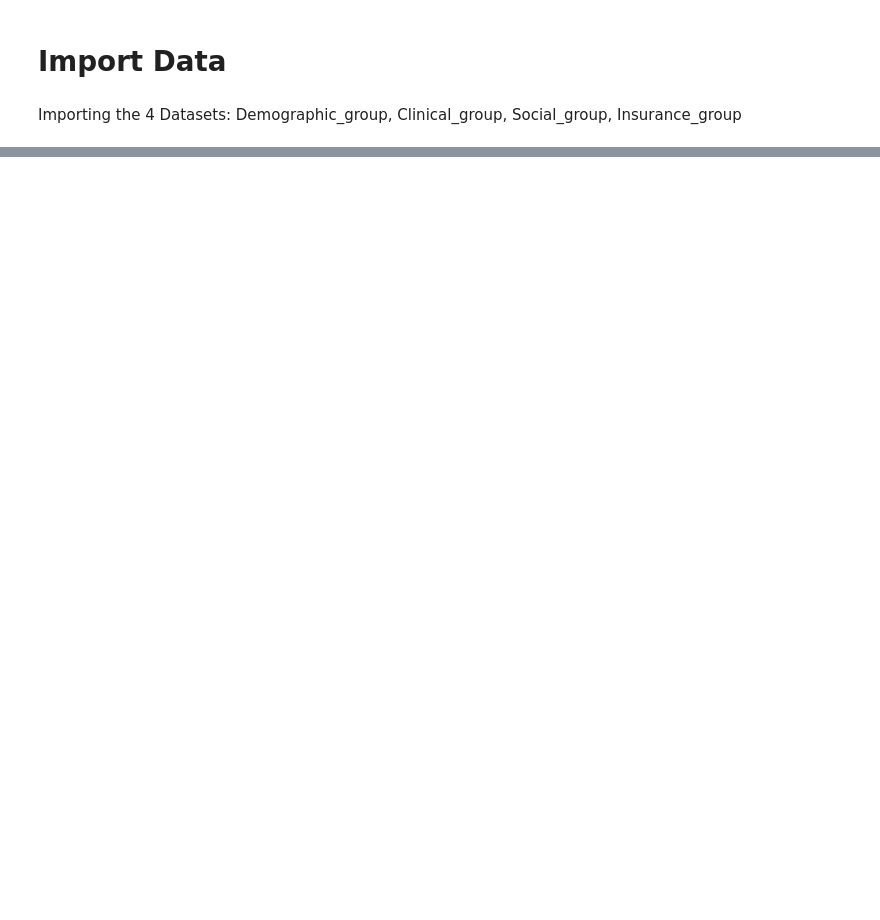
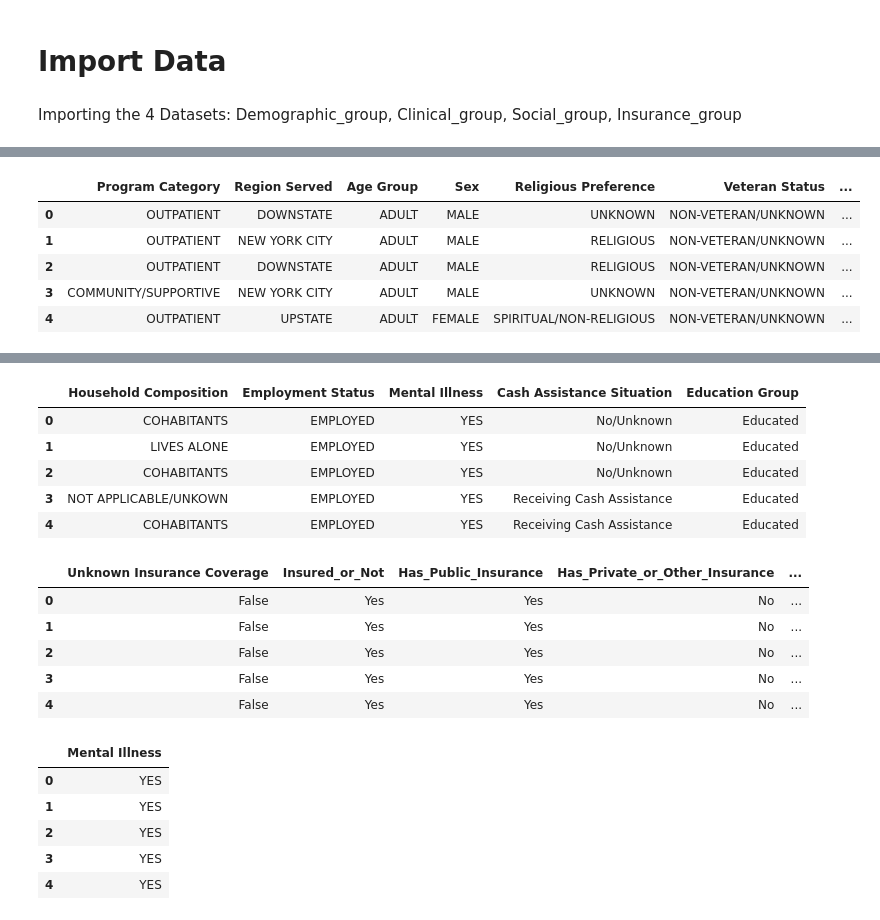
Before and after one commit to rdmouhouadi/Mental_Health_State_Prediction, a Jupyter notebook: Notebooks/EDA/merge_final_dataset.ipynb, the cells around one changed output, grey strips where cells are left out. Saved outputs shown, nothing was run; the diff lists cells and outputs as text; code cells hidden in the pictures; blank space fills up the shorter version.

```diff
--- a/Notebooks/EDA/merge_final_dataset.ipynb
+++ b/Notebooks/EDA/merge_final_dataset.ipynb
@@ -11,11 +11,13 @@ Demographic_path = "C:/Users/Richie MOUHOUADI/Documents/DSTI/ML with Python/Ment
 Clinical_path = "C:/Users/Richie MOUHOUADI/Documents/DSTI/ML with Python/Mental_Health_State_Prediction/Data/Clean_Data/Clinical_features_cleaned.csv"
 Social_path = "C:/Users/Richie MOUHOUADI/Documents/DSTI/ML with Python/Mental_Health_State_Prediction/Data/Clean_Data/social_features_cleaned.csv"
 Insurance_path = "C:/Users/Richie MOUHOUADI/Documents/DSTI/ML with Python/Mental_Health_State_Prediction/Data/Clean_Data/Insurance_features_cleaned.csv"
+target_path = "C:/Users/Richie MOUHOUADI/Documents/DSTI/ML with Python/Mental_Health_State_Prediction/Data/Clean_Data/target_column.csv"
 # %%
 Demographic = pd.read_csv(Demographic_path)
 Clinical = pd.read_csv(Clinical_path)
 Social = pd.read_csv(Social_path)
 Insurance = pd.read_csv(Insurance_path)
+target = pd.read_csv(target_path)
 
 display(Demographic.head())
 print()
@@ -23,7 +25,9 @@ display(Clinical.head())
 print()
 display(Social.head())
 print()
-Insurance.head()
+display(Insurance.head())
+print()
+target.head()
 # %% [output]
 |  | Unnamed: 0 | Program Category | Region Served | Age Group | Sex | Religious Preference | Veteran Status | ... |
 | 0 | 0 | OUTPATIENT | DOWNSTATE | ADULT | MALE | UNKNOWN | NON-VETERAN/UNKNOWN | ... |
@@ -51,0 +62,23 @@ Insurance.head()
+# %%
+# filtering the columns
+Demographic.drop('Unnamed: 0', axis=1, inplace=True)
+Clinical.drop('Unnamed: 0', axis=1, inplace=True)
+Insurance.drop('Unnamed: 0', axis=1, inplace=True)
+target.drop('Unnamed: 0', axis=1, inplace=True)
+
+display(Demographic.head())
+print()
+display(Clinical.head())
+print()
+display(Social.head())
+print()
+display(Insurance.head())
+print()
+target.head()
+# %% [output]
+|  | Program Category | Region Served | Age Group | Sex | Religious Preference | Veteran Status | ... |
+| 0 | OUTPATIENT | DOWNSTATE | ADULT | MALE | UNKNOWN | NON-VETERAN/UNKNOWN | ... |
+| 1 | OUTPATIENT | NEW YORK CITY | ADULT | MALE | RELIGIOUS | NON-VETERAN/UNKNOWN | ... |
+| 2 | OUTPATIENT | DOWNSTATE | ADULT | MALE | RELIGIOUS | NON-VETERAN/UNKNOWN | ... |
+| 3 | COMMUNITY/SUPPORTIVE | NEW YORK CITY | ADULT | MALE | UNKNOWN | NON-VETERAN/UNKNOWN | ... |
+| 4 | OUTPATIENT | UPSTATE | ADULT | FEMALE | SPIRITUAL/NON-RELIGIOUS | NON-VETERAN/UNKNOWN | ... |
@@ -51,0 +91,18 @@ Insurance.head()
+|  | Household Composition | Employment Status | Mental Illness | Cash Assistance Situation | Education Group |
+| 0 | COHABITANTS | EMPLOYED | YES | No/Unknown | Educated |
+| 1 | LIVES ALONE | EMPLOYED | YES | No/Unknown | Educated |
+| 2 | COHABITANTS | EMPLOYED | YES | No/Unknown | Educated |
+| 3 | NOT APPLICABLE/UNKOWN | EMPLOYED | YES | Receiving Cash Assistance | Educated |
+| 4 | COHABITANTS | EMPLOYED | YES | Receiving Cash Assistance | Educated |
+|  | Unknown Insurance Coverage | Insured_or_Not | Has_Public_Insurance | Has_Private_or_Other_Insurance | ... |
+| 0 | False | Yes | Yes | No | ... |
+| 1 | False | Yes | Yes | No | ... |
+| 2 | False | Yes | Yes | No | ... |
+| 3 | False | Yes | Yes | No | ... |
+| 4 | False | Yes | Yes | No | ... |
+|  | Mental Illness |
+| 0 | YES |
+| 1 | YES |
+| 2 | YES |
+| 3 | YES |
+| 4 | YES |
```
Also changed, not shown: parts of 3 cells of this notebook.
